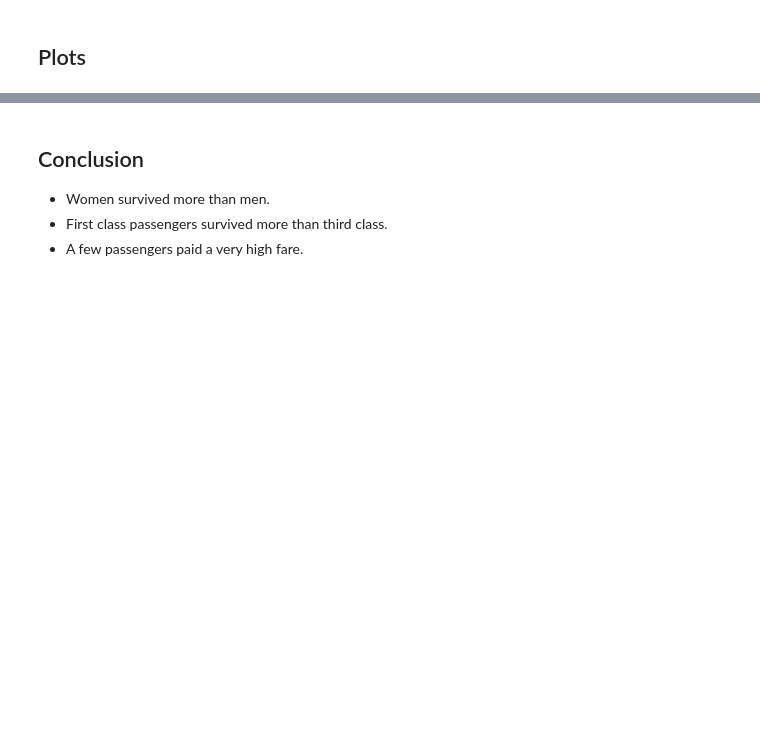
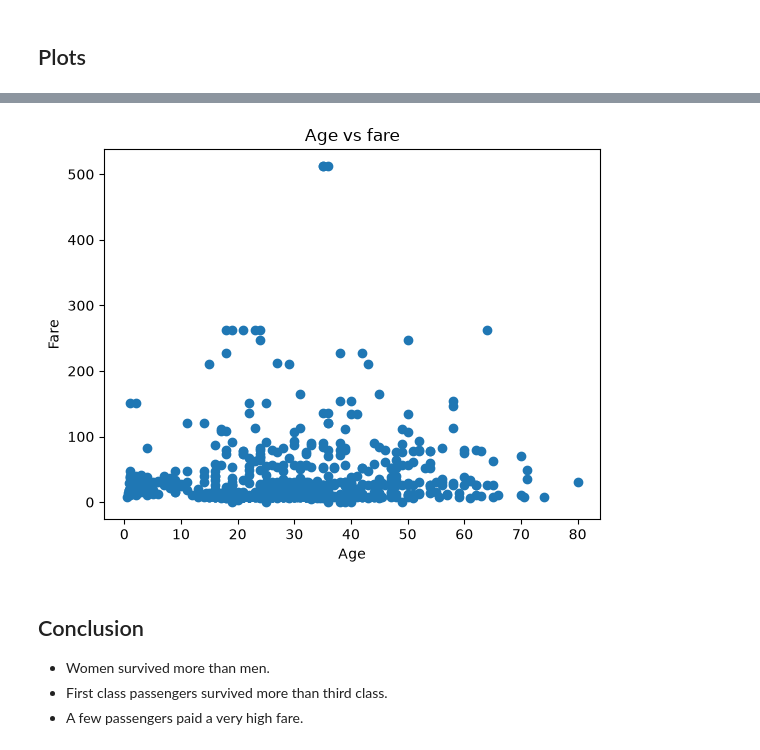
Before and after one commit to sheidashahreki/Data_Analysis_Tasks, a Jupyter notebook: Titanic_Analysis.ipynb, the cells around one changed output, grey strips where cells are left out. Cells and saved outputs as stored; diff of their text form; code cells hidden in the pictures; blank space fills up the shorter version.

```diff
--- a/Titanic_Analysis.ipynb
+++ b/Titanic_Analysis.ipynb
@@ -228,3 +241,11 @@ fig.show()
+# %%
+plt.scatter(df["age"], df["fare"])
+plt.title("Age vs fare")
+plt.xlabel("Age")
+plt.ylabel("Fare")
+plt.show()
+# %% [output]
+[figure, added]
 # %% [markdown]
 ## Conclusion
 
```
Also changed, not shown: parts of 15 cells of this notebook.
